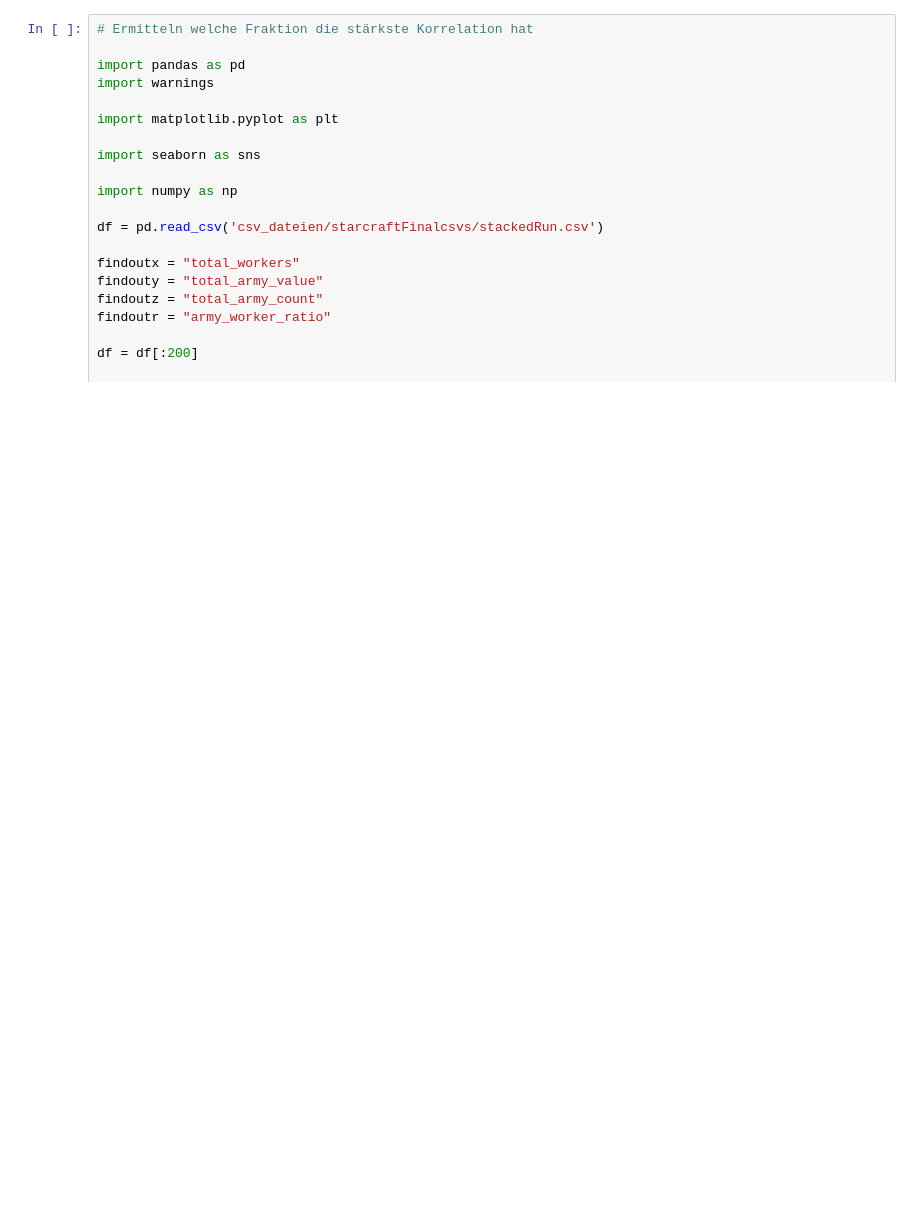
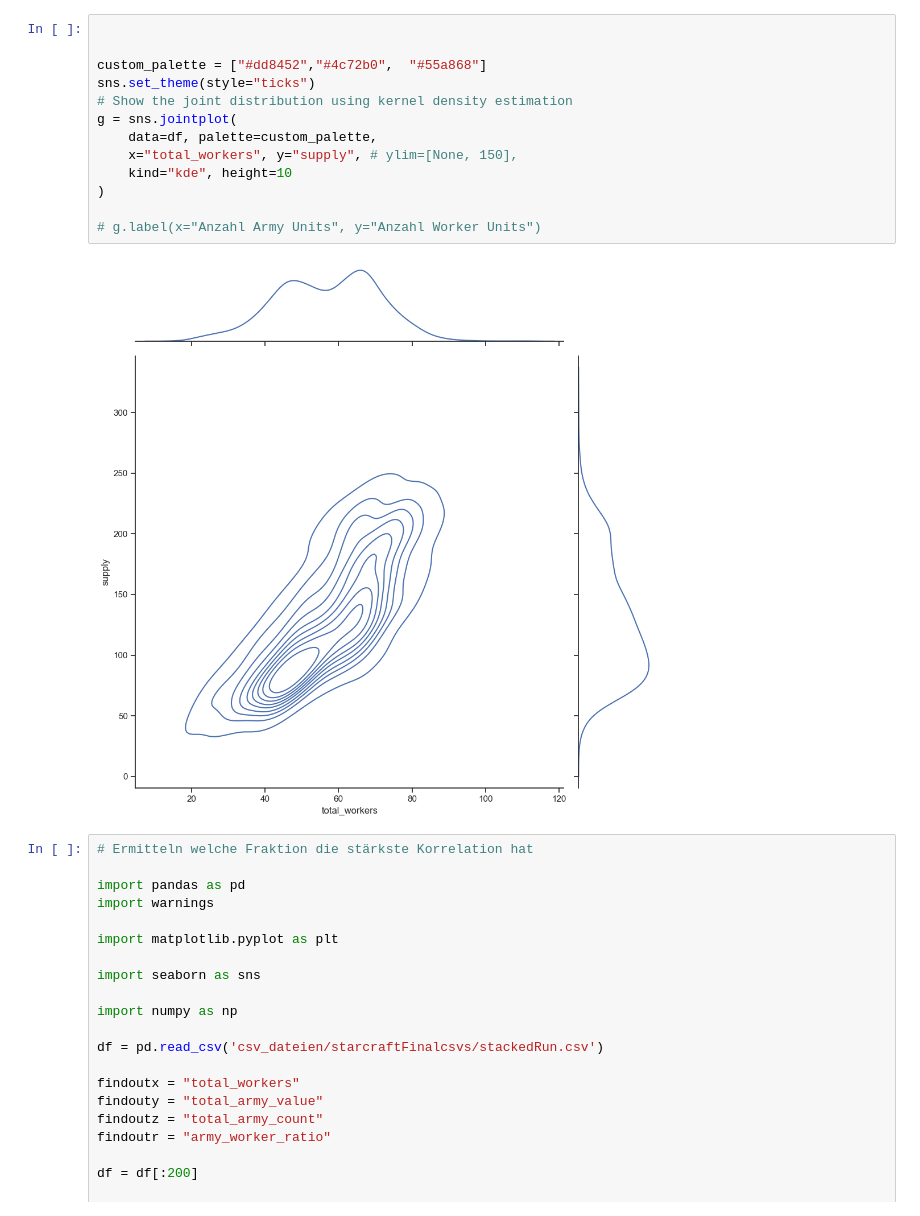
Before and after one commit to Monsieur-Bandana/gurobi_machine_learning, a Jupyter notebook: starcraft-pandas-version.ipynb, the cells around one changed output. Cells and saved outputs as stored; diff of their text form; blank space fills up the shorter version.

```diff
--- a/starcraft-pandas-version.ipynb
+++ b/starcraft-pandas-version.ipynb
@@ -84,3 +72,18 @@ corr army and win: -0.03169184977449316
+# %%
+
+
+custom_palette = ["#dd8452","#4c72b0",  "#55a868"]
+sns.set_theme(style="ticks")
+# Show the joint distribution using kernel density estimation
+g = sns.jointplot(
+    data=df, palette=custom_palette,
+    x="total_workers", y="supply", # ylim=[None, 150],
+    kind="kde", height=10
+)
+
+# g.label(x="Anzahl Army Units", y="Anzahl Worker Units")
+# %% [output]
+[figure, added]
 # %%
 # Ermitteln welche Fraktion die stärkste Korrelation hat
 
```
Also changed, not shown: parts of 1 cell of this notebook, 5 other files.
